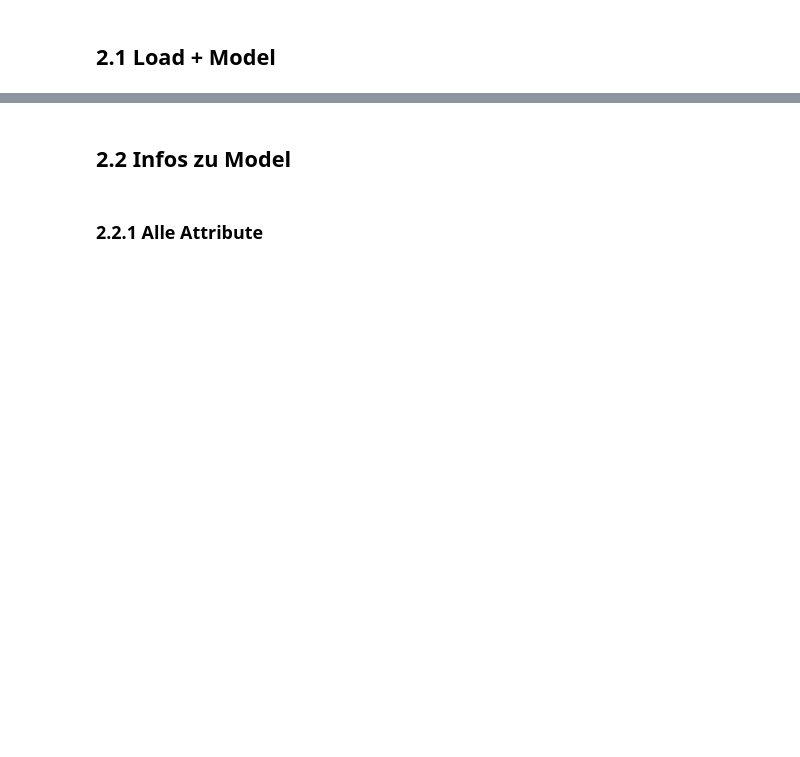
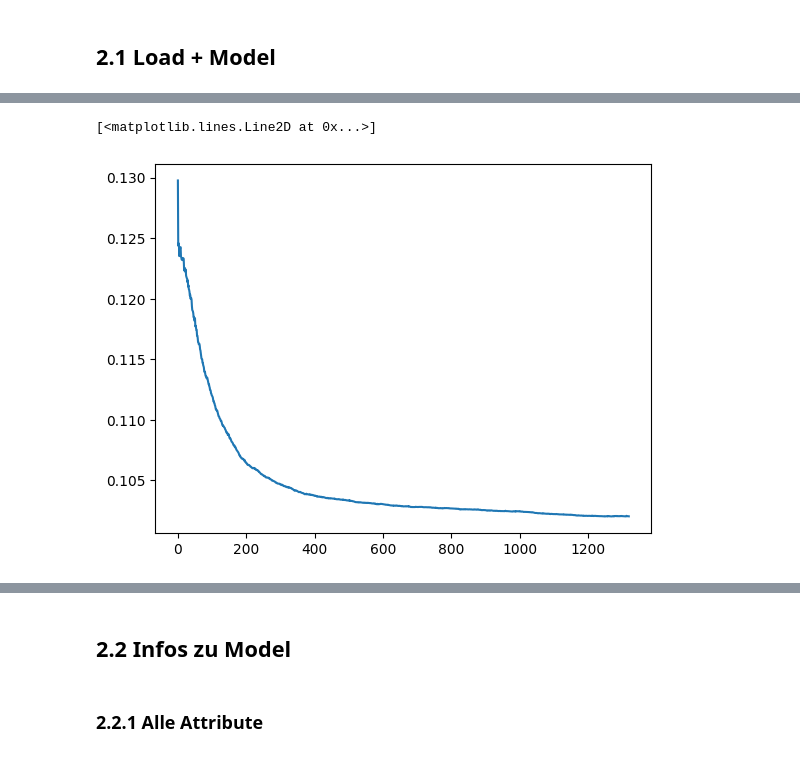
Before and after one commit to MaximilianVeitl/igann-it, a Jupyter notebook: igann_development.ipynb, the cells around one changed output, grey strips where cells are left out. Drawn from its saved outputs; the diff is of its cells as text; code cells hidden in the pictures; blank space fills up the shorter version.

```diff
--- a/igann_development.ipynb
+++ b/igann_development.ipynb
@@ -63,0 +96,5 @@ model.fit(X, y)
+# %%
+plt.plot(model.val_losses)
+# %% [output]
+[<matplotlib.lines.Line2D at 0x...>]
+[figure, added]
```
Also changed, not shown: parts of 7 cells of this notebook.
